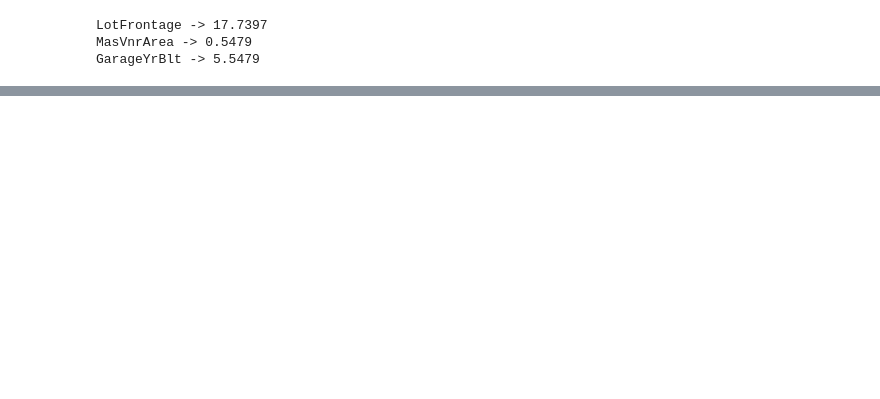
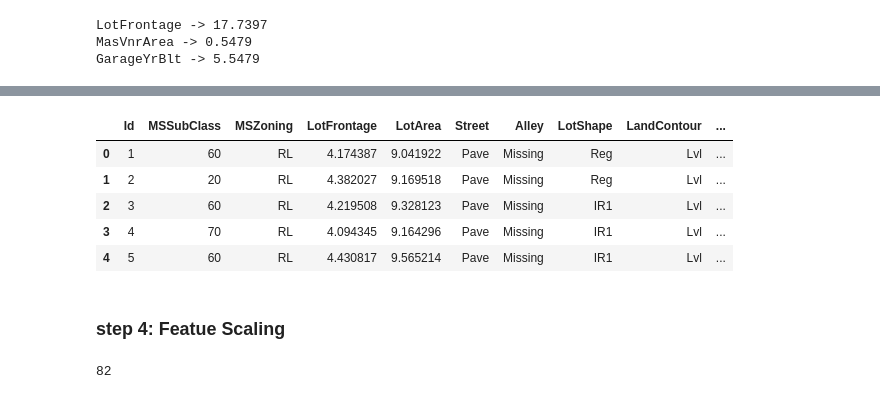
Before and after one commit to tejeshreddy/kaggle-notebooks, a Jupyter notebook: house-prices-reg-techniques/e2e/feature-engineering.ipynb, the cells around one changed output, grey strips where cells are left out. Saved outputs shown, nothing was run; the diff lists cells and outputs as text; code cells hidden in the pictures; blank space fills up the shorter version.

```diff
--- a/house-prices-reg-techniques/e2e/feature-engineering.ipynb
+++ b/house-prices-reg-techniques/e2e/feature-engineering.ipynb
@@ -88,0 +179,2 @@ GarageYrBlt -> 5.5479
+# %%
+categorical_features = [feature for feature in dataset.columns if dataset[feature].dtype == 'O']
@@ -88,0 +205,16 @@ GarageYrBlt -> 5.5479
+# %%
+for feature in categorical_features:
+    temp = dataset.groupby(feature)['SalePrice'].count()/len(dataset)
+    temp_df = temp[temp>0.01].index
+    dataset[feature] = np.where(dataset[feature].isin(temp_df),dataset[feature], 'Rare_var')
+# %%
+dataset.head()
+# %% [output]
+|  | Id | MSSubClass | MSZoning | LotFrontage | LotArea | Street | Alley | LotShape | LandContour | ... |
+| 0 | 1 | 60 | RL | 4.174387 | 9.041922 | Pave | Missing | Reg | Lvl | ... |
+| 1 | 2 | 20 | RL | 4.382027 | 9.169518 | Pave | Missing | Reg | Lvl | ... |
+| 2 | 3 | 60 | RL | 4.219508 | 9.328123 | Pave | Missing | IR1 | Lvl | ... |
+| 3 | 4 | 70 | RL | 4.094345 | 9.164296 | Pave | Missing | IR1 | Lvl | ... |
+| 4 | 5 | 60 | RL | 4.430817 | 9.565214 | Pave | Missing | IR1 | Lvl | ... |
+# %% [markdown]
+### step 4: Featue Scaling
@@ -88,0 +223,4 @@ GarageYrBlt -> 5.5479
+# %%
+len(feature_scaling)
+# %% [output]
+82
```
Also changed, not shown: parts of 20 cells of this notebook.
